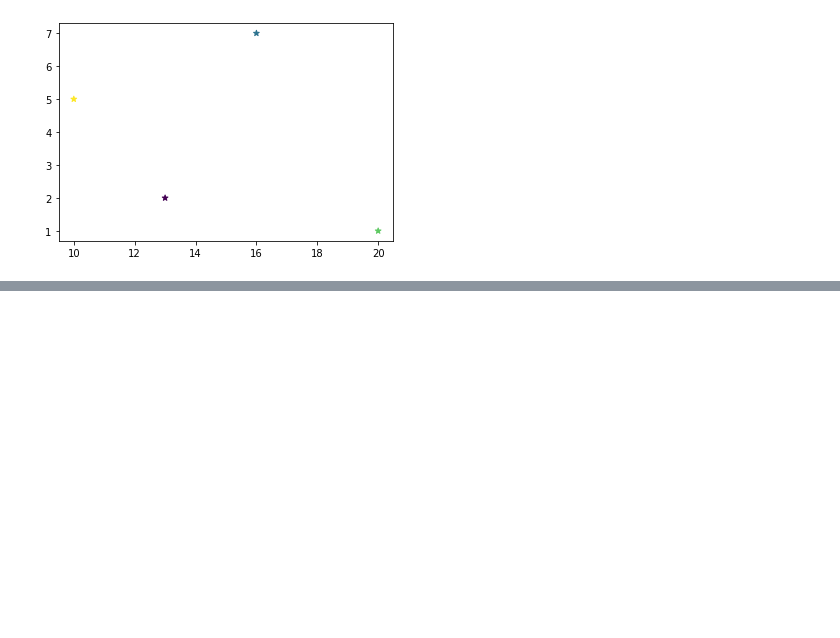
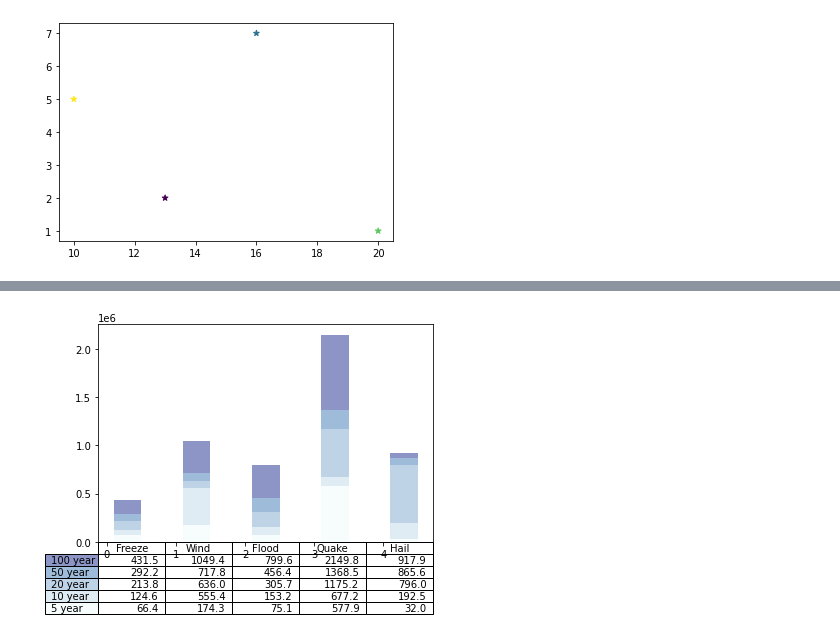
Before and after one commit to tohnperfect/DPDM2021, a Jupyter notebook: Data102_(Chapter_2).ipynb, the cells around one changed output, grey strips where cells are left out. Saved outputs shown, nothing was run; the diff lists cells and outputs as text; code cells hidden in the pictures; blank space fills up the shorter version.

```diff
--- a/Data102_(Chapter_2).ipynb
+++ b/Data102_(Chapter_2).ipynb
@@ -517,0 +607,22 @@ plt.scatter(x,y,c=z,marker='*')
+# %%
+# Initialize the vertical-offset for the stacked bar chart.
+y_offset = np.zeros(len(columns))
+
+# Plot bars and create text labels for the table
+cell_text = []
+for row in range(n_rows):
+    plt.bar(index, data[row], bar_width, bottom=y_offset, color=colors[row])
+    y_offset = y_offset + data[row]
+    cell_text.append(['%1.1f' % (x / 1000.0) for x in y_offset])
+# Reverse colors and text labels to display the last value at the top.
+colors = colors[::-1]
+cell_text.reverse()
+
+# Add a table at the bottom of the axes
+the_table = plt.table(cellText=cell_text,
+                      rowLabels=rows,
+                      rowColours=colors,
+                      colLabels=columns,
+                      loc='bottom')
+# %% [output]
+[figure, added]
```
Also changed, not shown: parts of 41 cells of this notebook.
